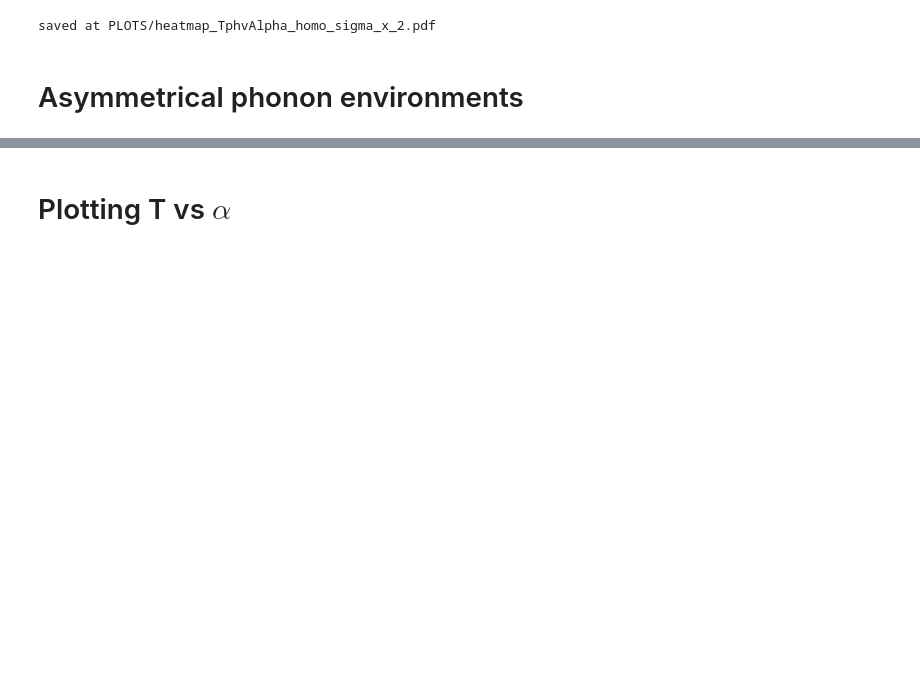
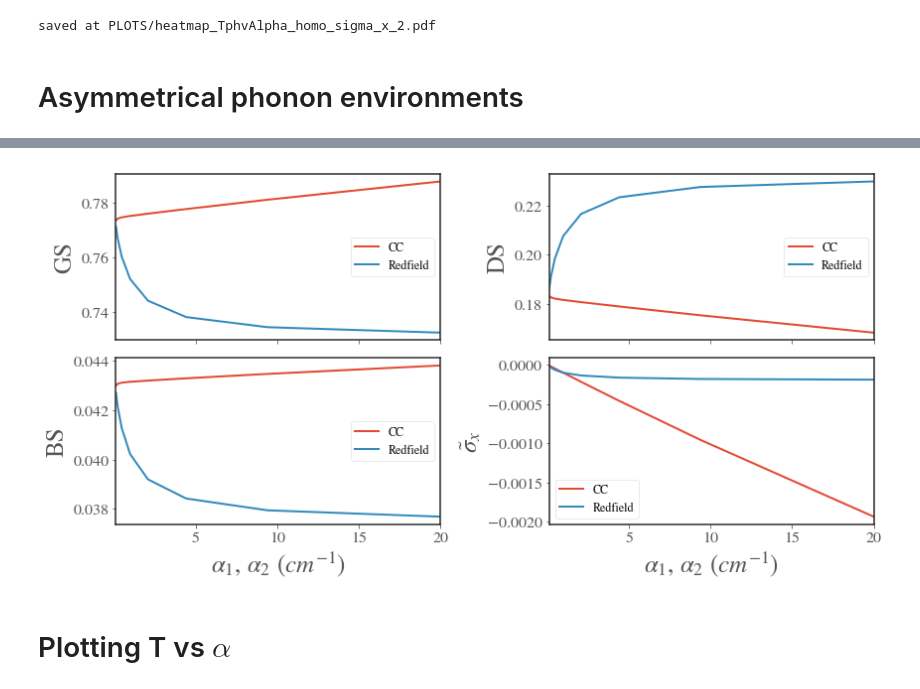
Before and after one commit to HenryMaguire/dimer-code, a Jupyter notebook: results_SES.ipynb, the cells around one changed output, grey strips where cells are left out. Drawn from its saved outputs; the diff is of its cells as text; code cells hidden in the pictures; blank space fills up the shorter version.

```diff
--- a/results_SES.ipynb
+++ b/results_SES.ipynb
@@ -744,3 +812,39 @@ plt.show()
+# %%
+bright = states[1]*states[1].dag()
+ops = make_expectation_operators(PARAMS)
+
+f, ((ax1, ax2),(ax3, ax4))  = plt.subplots(2, 2, sharex=True, figsize=(12,6))
+
+ax1.plot(phonons, [(r*ops['OO']).tr() for r in rho_s], label='CC')
+ax1.plot(phonons, [(r*OO_proj).tr() for r in rho_wc], label='Redfield')
+#plt.xlabel(r"$\alpha_1$, $\alpha_2$ $(cm^{-1})$")
+ax1.set_ylabel(r"GS")
+ax1.set_xlim(phonons[0], phonons[-1])
+ax1.legend()
+
+ax2.plot(phonons, [(r*ops['dark']).tr() for r in rho_s], label='CC')
+ax2.plot(phonons, [(r*dark).tr() for r in rho_wc], label='Redfield')
+#ax2.set_xlabel(r"$\alpha_1$, $\alpha_2$ $(cm^{-1})$")
+ax2.set_ylabel(r"DS")
+ax2.legend()
+
+
+ax3.plot(phonons, [(r*ops['bright']).tr() for r in rho_s], label='CC')
+ax3.plot(phonons, [(r*bright).tr() for r in rho_wc], label='Redfield')
+ax3.set_xlabel(r"$\alpha_1$, $\alpha_2$ $(cm^{-1})$")
+ax3.set_ylabel(r"BS")
+ax3.legend()
+
+
+ax4.plot(phonons, [(r*ops['eig_x']).tr() for r in rho_s], label='CC')
+ax4.plot(phonons, [(r*eig_x).tr() for r in rho_wc], label='Redfield')
+ax4.set_xlabel(r"$\alpha_1$, $\alpha_2$ $(cm^{-1})$")
+ax4.set_ylabel(r"$\tilde{\sigma}_x$")
+ax4.legend()
+
+plt.savefig("PLOTS/Redfield-CC.pdf")
+# %% [output]
+[figure, added]
 # %%
 import weak_phonons as wp
 reload(wp)
```
Also changed, not shown: parts of 12 cells of this notebook, 55 other files.
